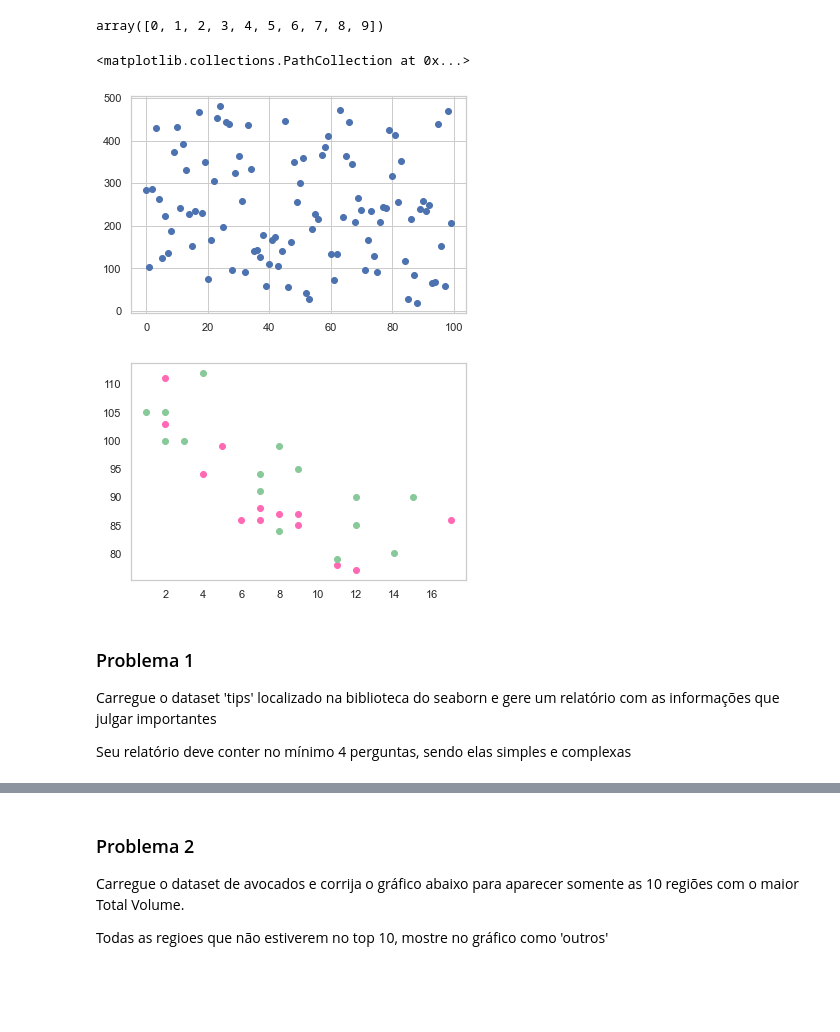
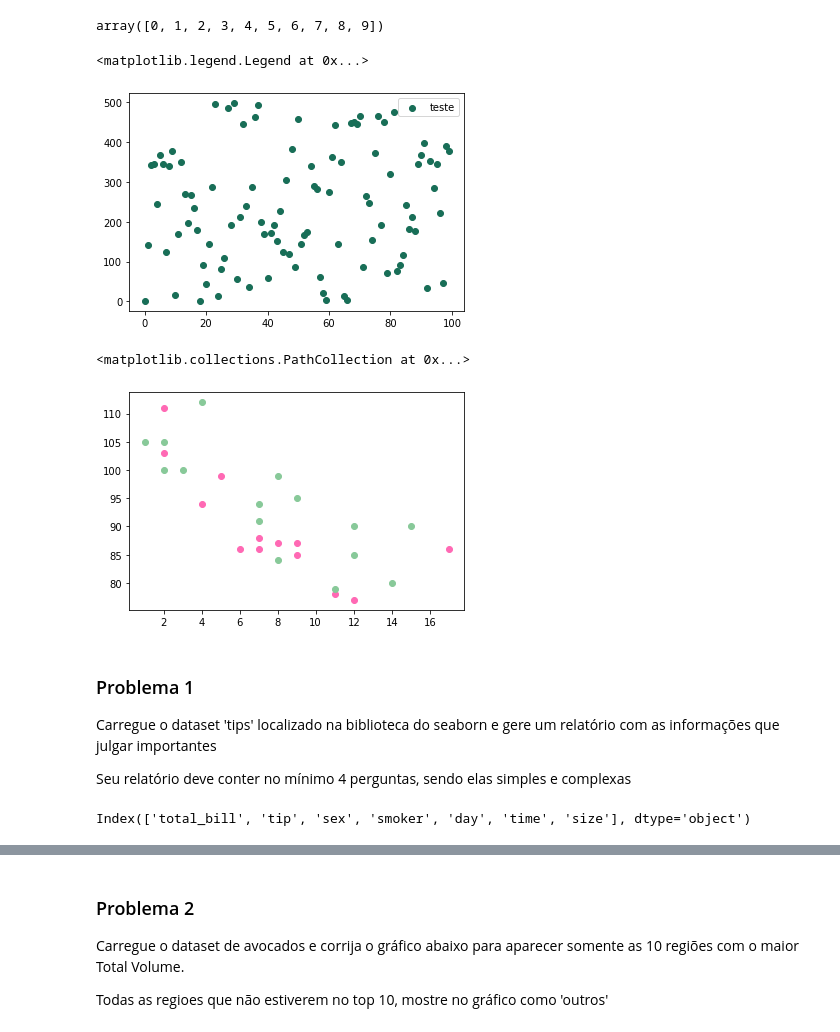
Before and after one commit to gustavolasmar/DS-Stone, a Jupyter notebook: notebooks/Aula 4 - Visualização de Dados I.ipynb, the cells around one changed output, grey strips where cells are left out. Drawn from its saved outputs; the diff is of its cells as text; code cells hidden in the pictures; blank space fills up the shorter version.

```diff
--- a/notebooks/Aula 4 - Visualização de Dados I.ipynb
+++ b/notebooks/Aula 4 - Visualização de Dados I.ipynb
@@ -212,11 +249,12 @@ array([0, 1, 2, 3, 4, 5, 6, 7, 8, 9])
 # %%
 array1 = np.arange(100)
 array2 = np.random.randint(0,500,100)
 
-plt.scatter(x = array1,y = array2)
+plt.scatter(x = array1,y = array2, c='#186e57', label='teste')
+plt.legend()
 # %% [output]
-<matplotlib.collections.PathCollection at 0x...>
+<matplotlib.legend.Legend at 0x...>
-[figure, old version]
+[figure, new version]
 # %%
 import matplotlib.pyplot as plt
 import numpy as np
@@ -229,9 +267,10 @@ x = np.array([2,2,8,1,15,8,12,9,7,3,11,4,7,14,12])
 y = np.array([100,105,84,105,90,99,90,95,94,100,79,112,91,80,85])
 plt.scatter(x, y, color = '#88c999')
 
-plt.grid()
+# plt.grid()
 # %% [output]
+<matplotlib.collections.PathCollection at 0x...>
-[figure, old version]
+[figure, new version]
 # %% [markdown]
 ### Problema 1
 Carregue o dataset 'tips' localizado na biblioteca do seaborn e gere um relatório com as informações que julgar importantes
@@ -240,3 +279,6 @@ Seu relatório deve conter no mínimo 4 perguntas, sendo elas simples e complexa
 # %%
 import seaborn as sns
 df = sns.load_dataset('tips')
+df.columns
+# %% [output]
+Index(['total_bill', 'tip', 'sex', 'smoker', 'day', 'time', 'size'], dtype='object')
```
Also changed, not shown: parts of 33 cells of this notebook.
